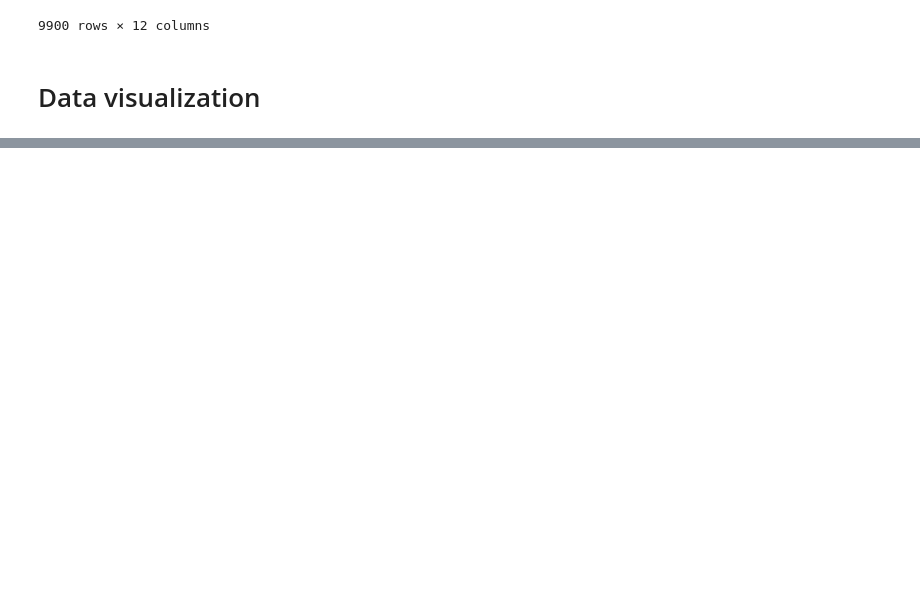
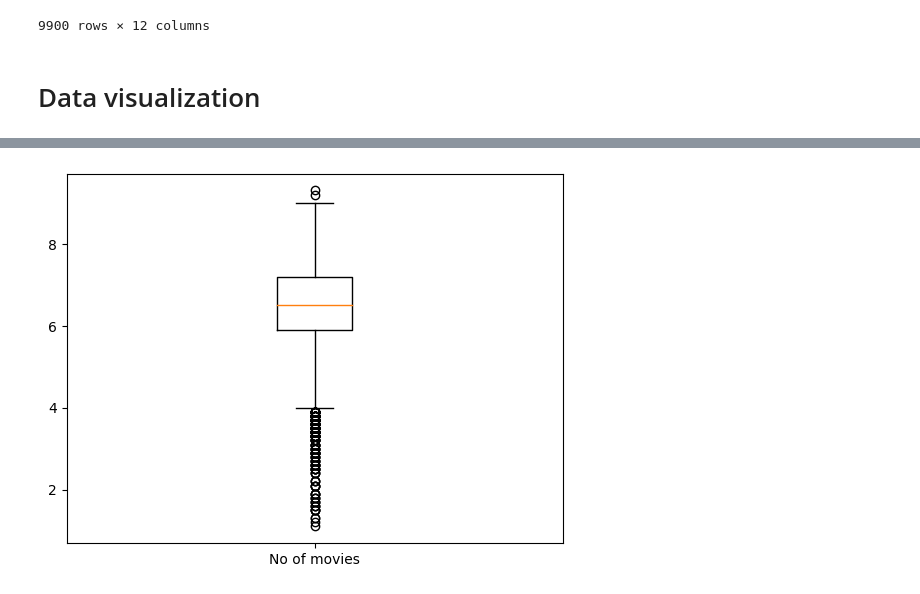
Before and after one commit to Rtypus/Movie-Recommendation, a Jupyter notebook: data_preparation.ipynb, the cells around one changed output, grey strips where cells are left out. Saved outputs shown, nothing was run; the diff lists cells and outputs as text; code cells hidden in the pictures; blank space fills up the shorter version.

```diff
--- a/data_preparation.ipynb
+++ b/data_preparation.ipynb
@@ -147,0 +230,6 @@ test
+# %%
+plt.boxplot(df['imdb_ratings'])
+plt.xticks([1], ['No of movies'])
+plt.show()
+# %% [output]
+[figure, added]
```
Also changed, not shown: parts of 15 cells of this notebook.
